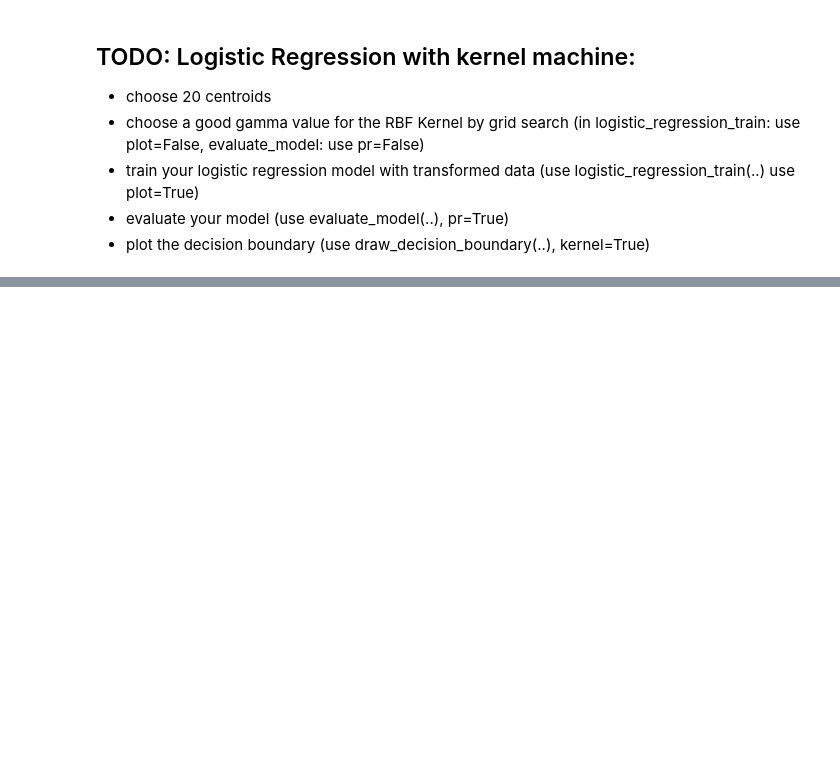
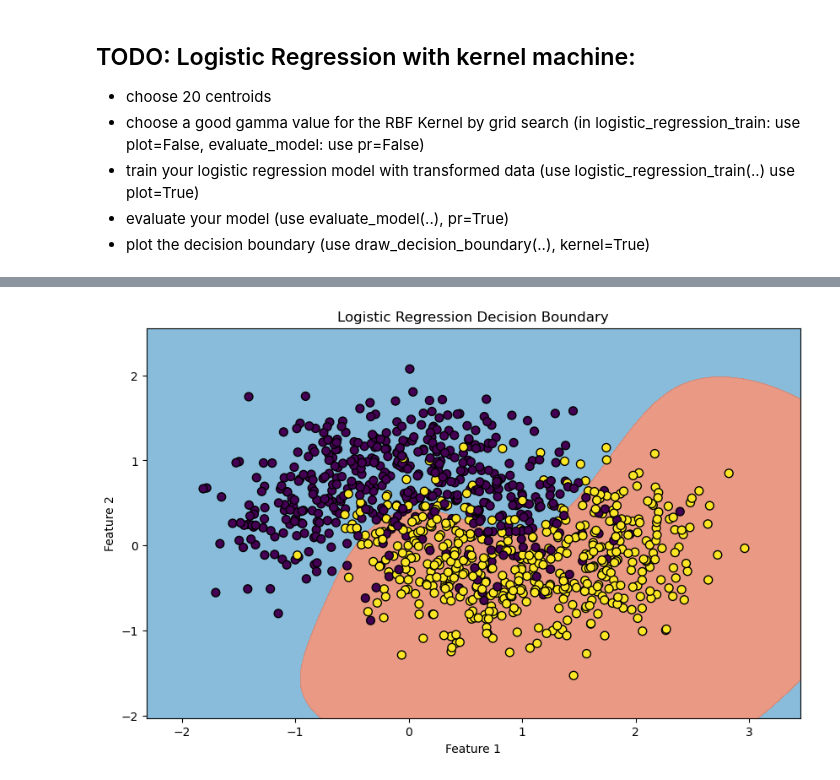
Before and after one commit to x4ahmed/HypothesisSpace, a Jupyter notebook: MachhineLearning/e05_KernelLogisticRegression.ipynb, the cells around one changed output, grey strips where cells are left out. Cells and saved outputs as stored; diff of their text form; code cells hidden in the pictures; blank space fills up the shorter version.

```diff
--- a/MachhineLearning/e05_KernelLogisticRegression.ipynb
+++ b/MachhineLearning/e05_KernelLogisticRegression.ipynb
@@ -198,2 +246,5 @@ Test Accuracy: 78.00%
 # %%
 # TODO: plot decision boundary (should look non linear unlike raw logistic regression from above)
+draw_decision_boundary(X, y, best_w, centroids, best_gamma, kernel=True)
+# %% [output]
+[figure, added]
```
Also changed, not shown: parts of 11 cells of this notebook.
